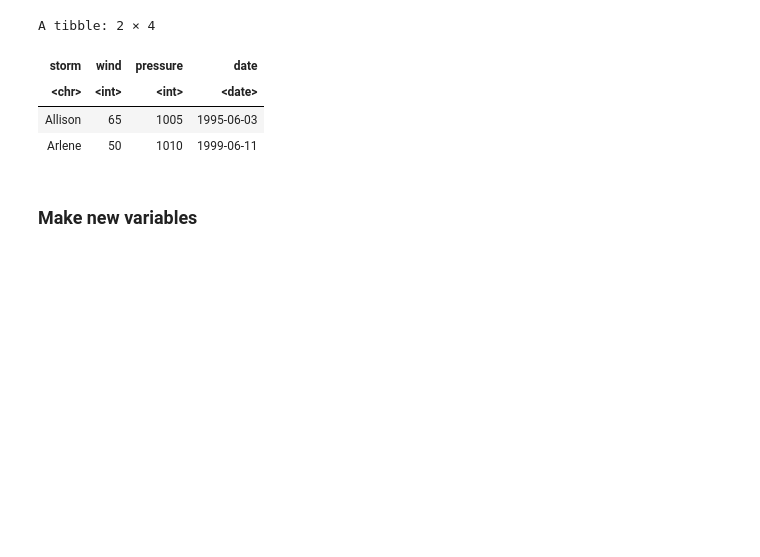
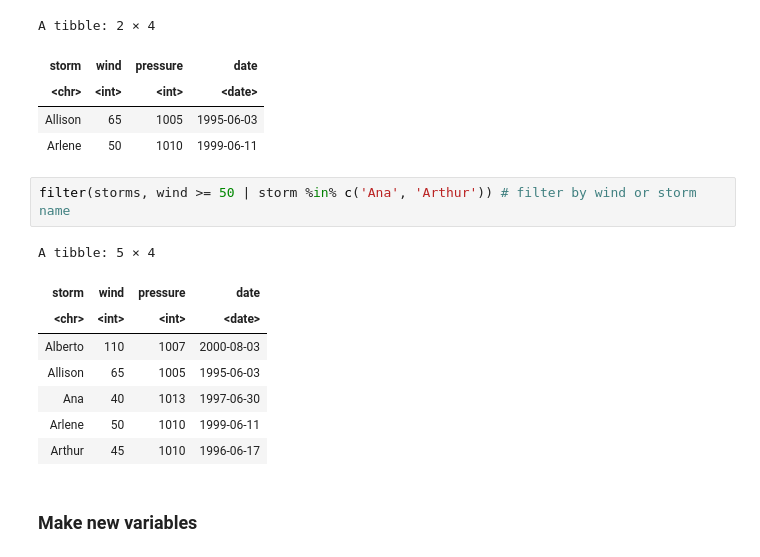
Before and after one commit to ppkgtmm/data-models, a Jupyter notebook: L2/Data preparation.ipynb, the cells around one changed output. Drawn from its saved outputs; the diff is of its cells as text; blank space fills up the shorter version.

```diff
--- a/L2/Data preparation.ipynb
+++ b/L2/Data preparation.ipynb
@@ -212,6 +211,17 @@ A tibble: 2 × 4
 | <chr> | <int> | <int> | <date> |
 | Allison | 65 | 1005 | 1995-06-03 |
 | Arlene | 50 | 1010 | 1999-06-11 |
+# %%
+filter(storms, wind >= 50 | storm %in% c('Ana', 'Arthur')) # filter by wind or storm name
+# %% [output]
+A tibble: 5 × 4
+| storm | wind | pressure | date |
+| <chr> | <int> | <int> | <date> |
+| Alberto | 110 | 1007 | 2000-08-03 |
+| Allison | 65 | 1005 | 1995-06-03 |
+| Ana | 40 | 1013 | 1997-06-30 |
+| Arlene | 50 | 1010 | 1999-06-11 |
+| Arthur | 45 | 1010 | 1996-06-17 |
 # %% [markdown]
 ### Make new variables
 # %%
```
Also changed, not shown: parts of 5 cells of this notebook.
